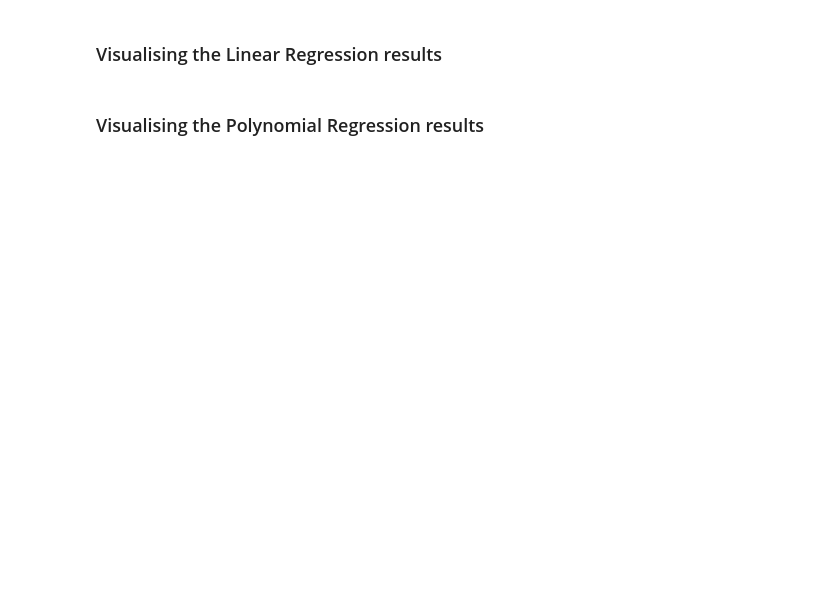
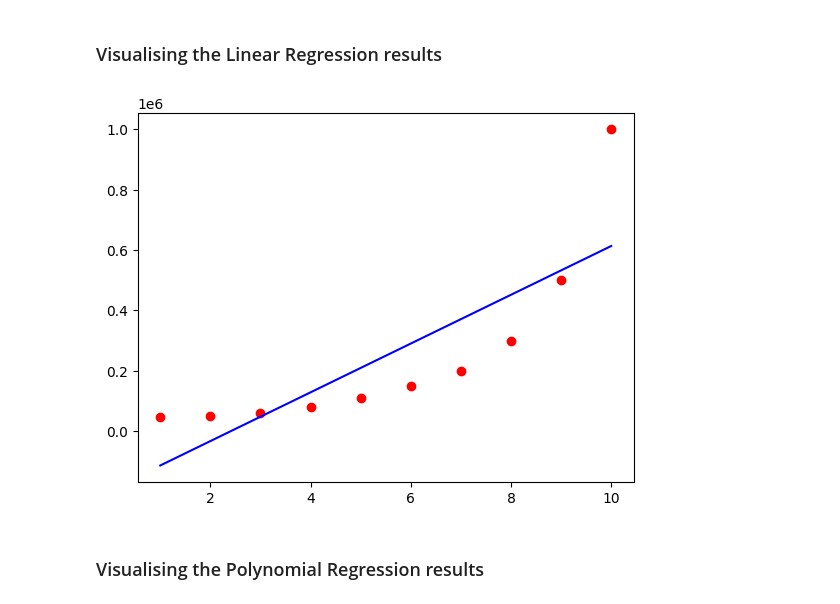
Before and after one commit to VishnuRathore98/Machine-Learning-with-Python, a Jupyter notebook: Part 2 - Regression/Polynomial Regression/Python/polynomial_regression.ipynb, the cells around one changed output. Drawn from its saved outputs; the diff is of its cells as text; code cells hidden in the pictures; blank space fills up the shorter version.

Commit message:
Update: Complete polynomial_regression

```diff
--- a/Part 2 - Regression/Polynomial Regression/Python/polynomial_regression.ipynb
+++ b/Part 2 - Regression/Polynomial Regression/Python/polynomial_regression.ipynb
@@ -30,7 +30,7 @@ print(dataset)
 ### Training the Linear Regression model on the whole dataset
 # %%
 from sklearn.linear_model import LinearRegression
-regressor = LinearRegression()
-regressor.fit(X,y)
+lin_reg = LinearRegression()
+lin_reg.fit(X,y)
 # %% [output]
 LinearRegression()
@@ -42,2 +37,8 @@ print(regressor.predict([[6.5]]))
 # %% [markdown]
 ### Training the Polynomial Regression model on the whole dataset
+# %%
+from sklearn.preprocessing import PolynomialFeatures
+poly_regressor = PolynomialFeatures(degree=4)
+X_poly = poly_regressor.fit_transform(X)
+lin_reg_2 = LinearRegression()
+lin_reg_2.fit(X_poly,y)
@@ -44,4 +60,10 @@ print(regressor.predict([[6.5]]))
 # %% [markdown]
 ### Visualising the Linear Regression results
+# %%
+plt.scatter(X,y,color='red')
+plt.plot(X,regressor.predict(X),color='blue')
+plt.show()
+# %% [output]
+[figure, added]
 # %% [markdown]
 ### Visualising the Polynomial Regression results
```
Also changed, not shown: parts of 7 cells of this notebook.
